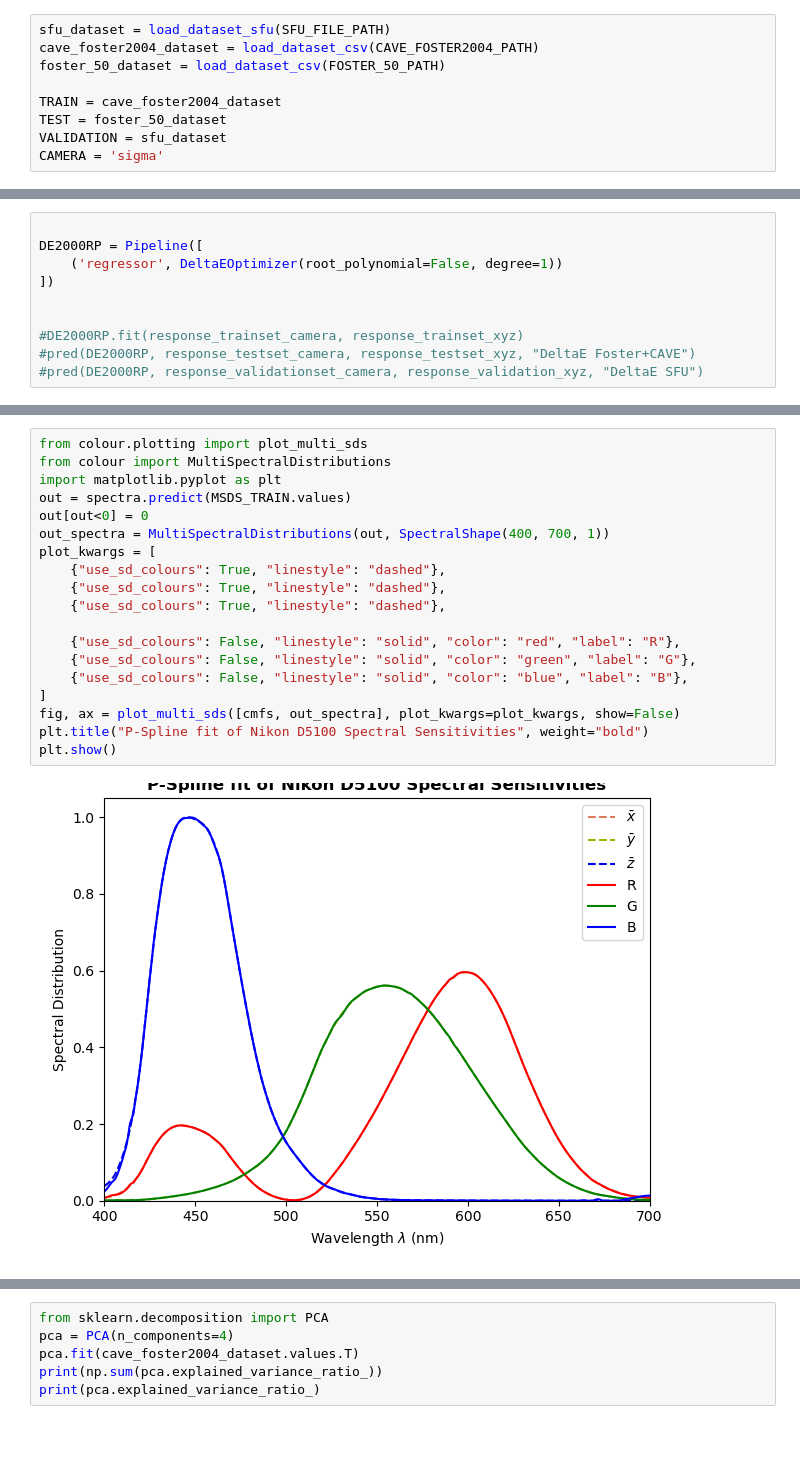
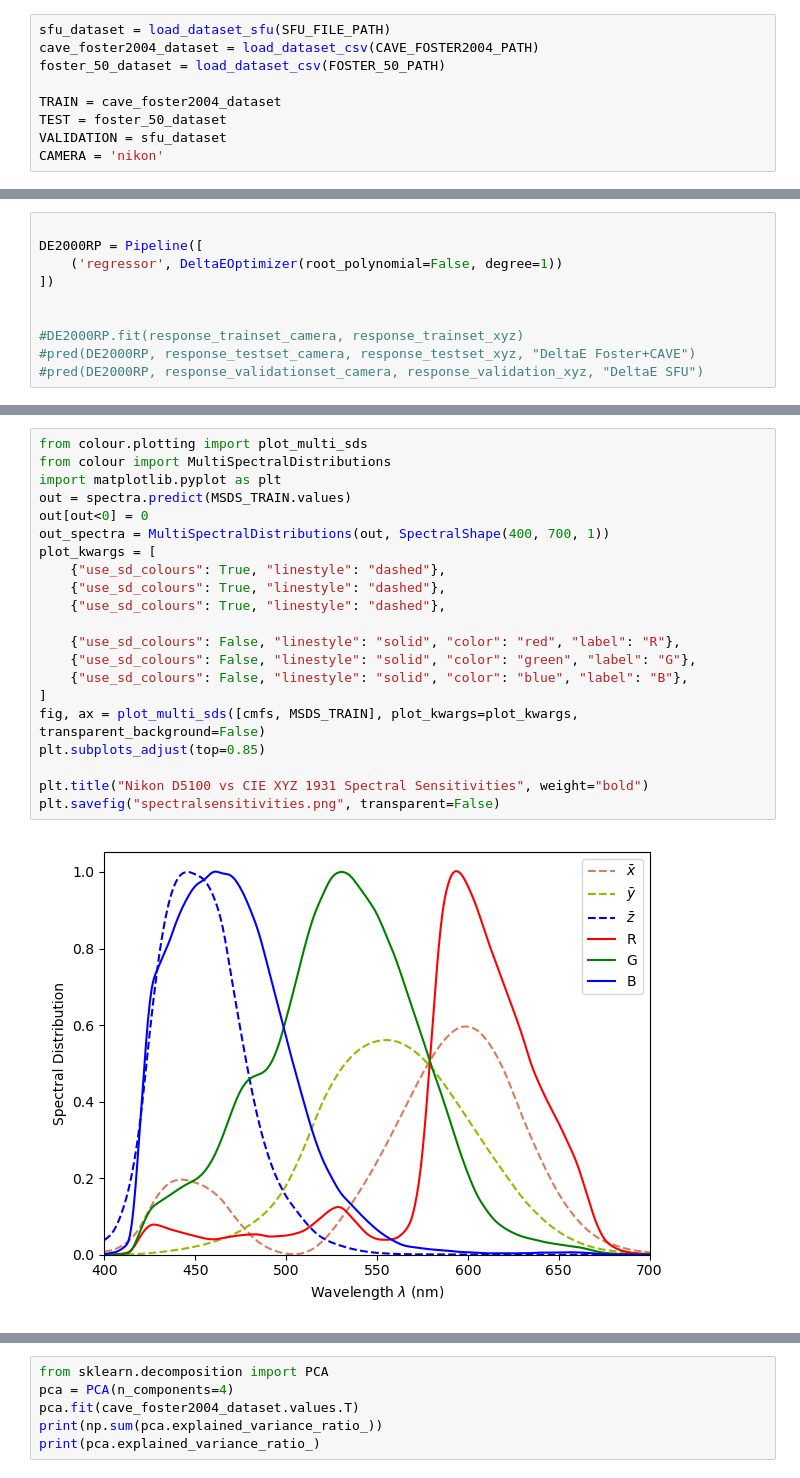
Before and after one commit to JoniSuominen/CameraCalibration, a Jupyter notebook: model_evaluation.ipynb, the cells around one changed output, grey strips where cells are left out. Saved outputs shown, nothing was run; the diff lists cells and outputs as text; blank space fills up the shorter version.

```diff
--- a/model_evaluation.ipynb
+++ b/model_evaluation.ipynb
@@ -26,7 +26,7 @@ foster_50_dataset = load_dataset_csv(FOSTER_50_PATH)
 TRAIN = cave_foster2004_dataset
 TEST = foster_50_dataset
 VALIDATION = sfu_dataset
-CAMERA = 'sigma'
+CAMERA = 'nikon'
 # %% [markdown]
 ### Spectral sensitivities of various cameras
 # %%
@@ -332,21 +345,23 @@ GAMOptimizer(lams=0.001, n_splines=20, order=3)
 # %%
 from colour.plotting import plot_multi_sds
 from colour import MultiSpectralDistributions
 import matplotlib.pyplot as plt
 out = spectra.predict(MSDS_TRAIN.values)
 out[out<0] = 0
 out_spectra = MultiSpectralDistributions(out, SpectralShape(400, 700, 1))
 plot_kwargs = [
     {"use_sd_colours": True, "linestyle": "dashed"},
     {"use_sd_colours": True, "linestyle": "dashed"},
     {"use_sd_colours": True, "linestyle": "dashed"},
 
     {"use_sd_colours": False, "linestyle": "solid", "color": "red", "label": "R"},
     {"use_sd_colours": False, "linestyle": "solid", "color": "green", "label": "G"},
     {"use_sd_colours": False, "linestyle": "solid", "color": "blue", "label": "B"},
 ]
-fig, ax = plot_multi_sds([cmfs, out_spectra], plot_kwargs=plot_kwargs, show=False)
-plt.title("P-Spline fit of Nikon D5100 Spectral Sensitivities", weight="bold")
-plt.show()
+fig, ax = plot_multi_sds([cmfs, MSDS_TRAIN], plot_kwargs=plot_kwargs, transparent_background=False)
+plt.subplots_adjust(top=0.85)
+
+plt.title("Nikon D5100 vs CIE XYZ 1931 Spectral Sensitivities", weight="bold")
+plt.savefig("spectralsensitivities.png", transparent=False)
 # %% [output]
-[figure, old version]
+[figure, new version]
```
Also changed, not shown: parts of 16 cells of this notebook, 6 other files.
